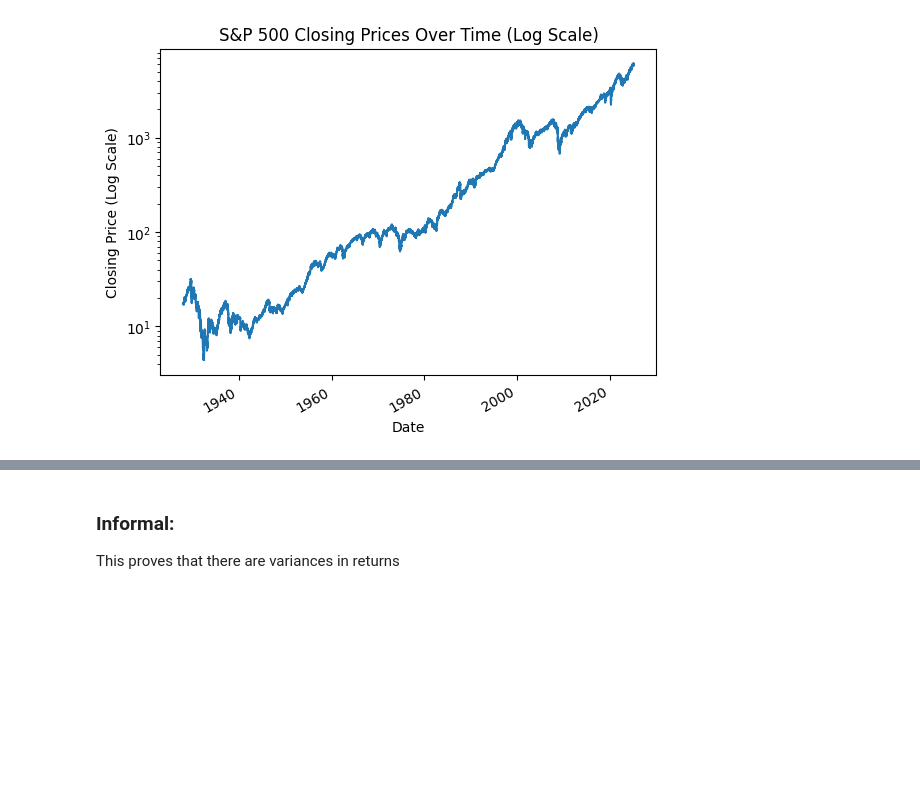
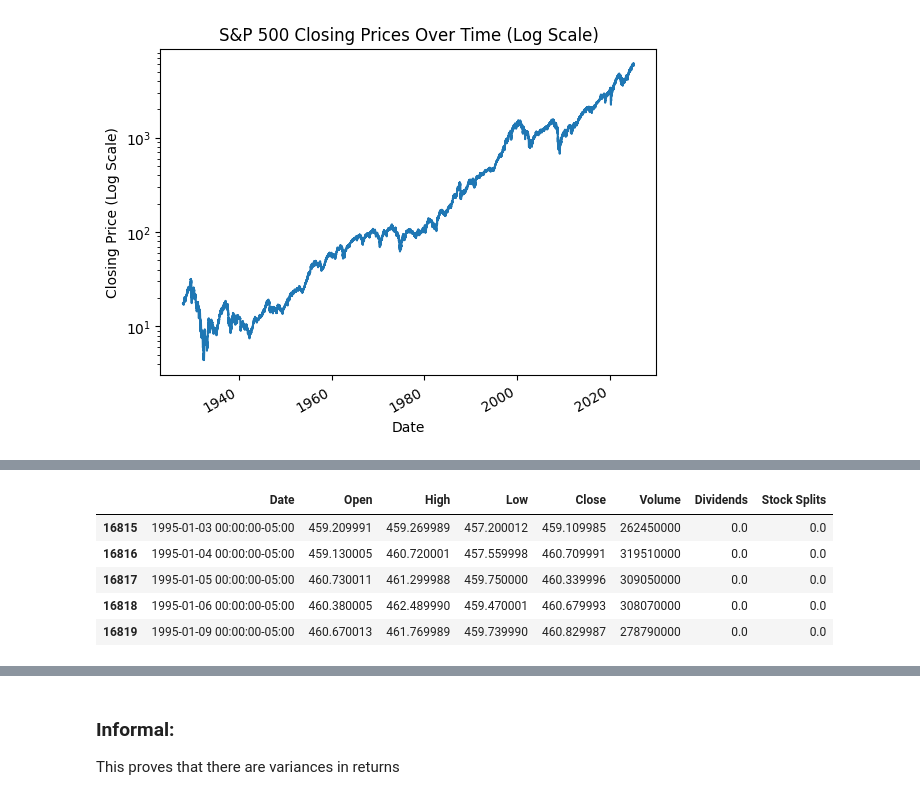
Before and after one commit to MagnusHafstad/EmpiricalFinance, a Jupyter notebook: main.ipynb, the cells around one changed output, grey strips where cells are left out. Cells and saved outputs as stored; diff of their text form; code cells hidden in the pictures; blank space fills up the shorter version.

```diff
--- a/main.ipynb
+++ b/main.ipynb
@@ -55,14 +55,3 @@ plt.ylabel('Closing Price (Log Scale)')
 plt.show()
 # %% [output]
 [figure]
-# %%
-df['Close_first_diff'] = df['Close'].diff()
-
-df_diff = df['Close_first_diff'].dropna()
-
-result = adfuller(df_diff)
-print("ADF Statistic:", result[0])
-print("p-value:", result[1])
-
-df[["Close_first_diff"]].plot(figsize=(10,5), title="Close first difference Price Returns")
-plt.show()
@@ -72,0 +58,23 @@ p-value: 0.0
+# %%
+
+date_ranges = {
+    "before_dot_com": ("1995-01-01", "2000-03-10"),
+    "dot_com_to_financial_crisis": ("2000-03-10", "2008-09-15"),
+    "financial_crisis_to_flash_crash": ("2008-09-15", "2010-05-06"),
+    "covid_to_russia_invasion": ("2020-03-11", "2022-02-24"),
+    "russia_invasion_to_future": ("2022-02-24", "2024-12-31"),
+}
+
+df_reset = df.reset_index()
+
+# Create a dictionary to store the new DataFrames
+dfs_dict = {period: df_reset[(df_reset["Date"] >= start) & (df_reset["Date"] <= end)].copy()
+            for period, (start, end) in date_ranges.items()}
+dfs_dict["before_dot_com"].head()
+# %% [output]
+|  | Date | Open | High | Low | Close | Volume | Dividends | Stock Splits |
+| 16815 | 1995-01-03 00:00:00-05:00 | 459.209991 | 459.269989 | 457.200012 | 459.109985 | 262450000 | 0.0 | 0.0 |
+| 16816 | 1995-01-04 00:00:00-05:00 | 459.130005 | 460.720001 | 457.559998 | 460.709991 | 319510000 | 0.0 | 0.0 |
+| 16817 | 1995-01-05 00:00:00-05:00 | 460.730011 | 461.299988 | 459.750000 | 460.339996 | 309050000 | 0.0 | 0.0 |
+| 16818 | 1995-01-06 00:00:00-05:00 | 460.380005 | 462.489990 | 459.470001 | 460.679993 | 308070000 | 0.0 | 0.0 |
+| 16819 | 1995-01-09 00:00:00-05:00 | 460.670013 | 461.769989 | 459.739990 | 460.829987 | 278790000 | 0.0 | 0.0 |
```
Also changed, not shown: parts of 2 cells of this notebook.
